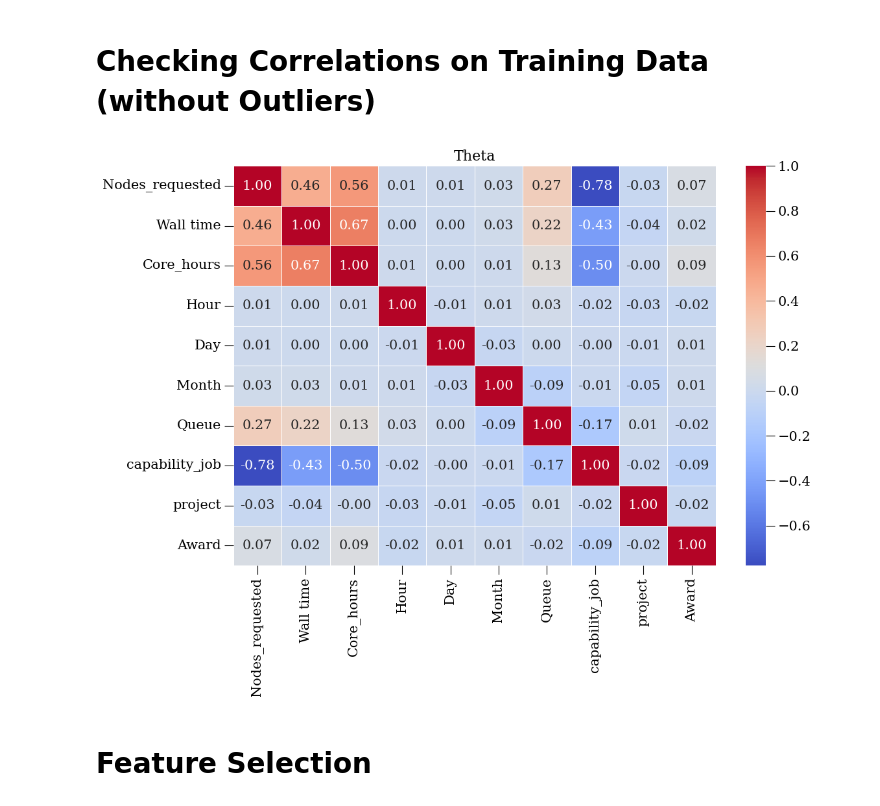
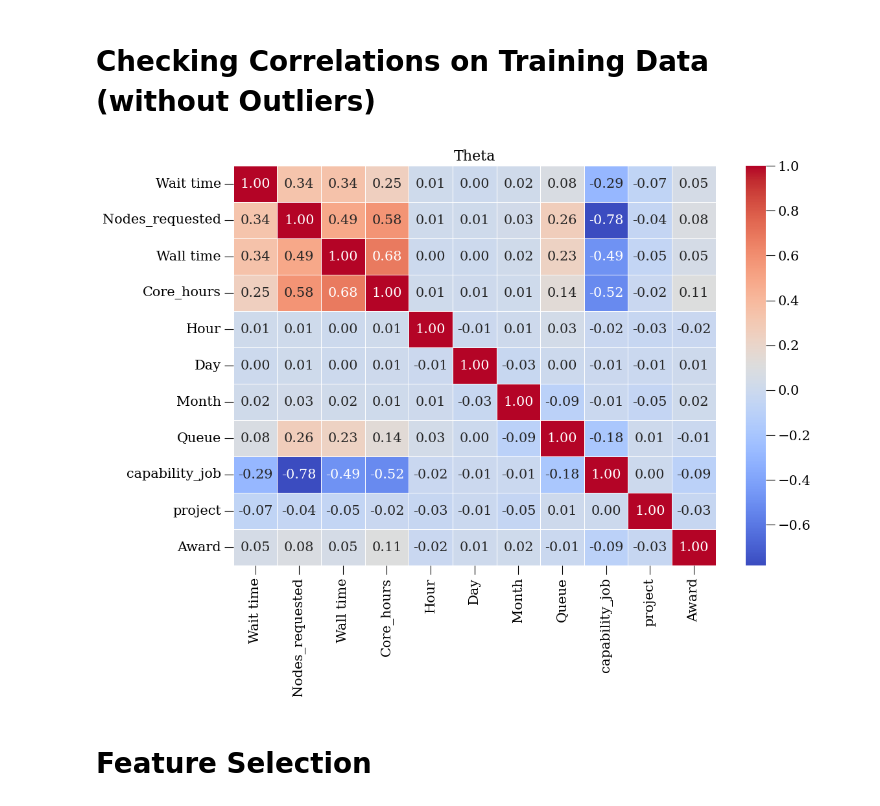
Before and after one commit to okaforn/Wait-time-analysis, a Jupyter notebook: Training_Data_Prep_Theta.ipynb, the cells around one changed output. Drawn from its saved outputs; the diff is of its cells as text; code cells hidden in the pictures.

```diff
--- a/Training_Data_Prep_Theta.ipynb
+++ b/Training_Data_Prep_Theta.ipynb
@@ -122,9 +123,9 @@ X_eval=data_prep.remove_timestamp(X_eval)
 # %% [markdown]
 # Checking Correlations on Training Data (without Outliers)
 # %%
-data_exploration.plot_correlations(X_train_without_outliers, machine_name)
+data_exploration.plot_correlations(train_set, machine_name)
 # %% [output]
-[figure, old version]
+[figure, new version]
 # %% [markdown]
 # Feature Selection
 # %%
```
Also changed, not shown: parts of 1 cell of this notebook, 1 other file.
